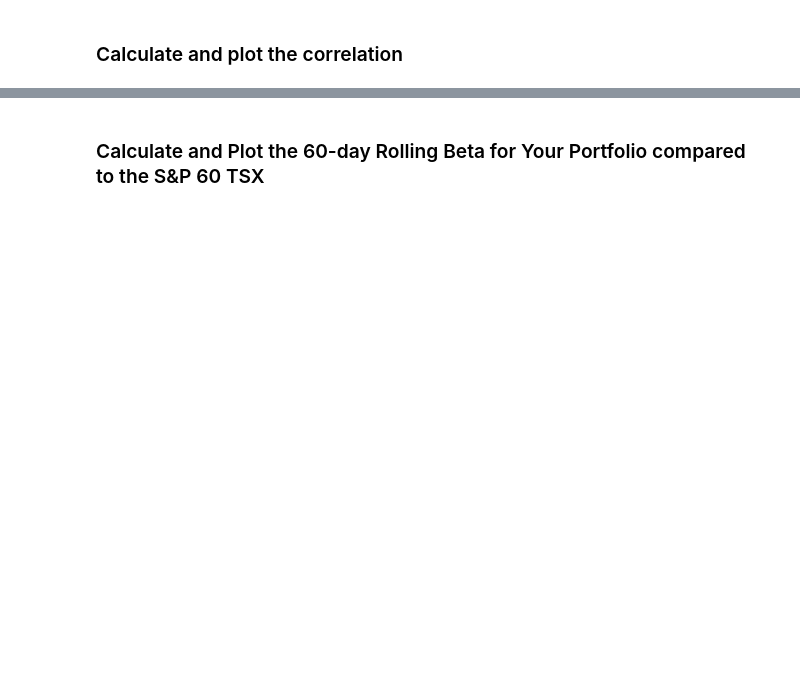
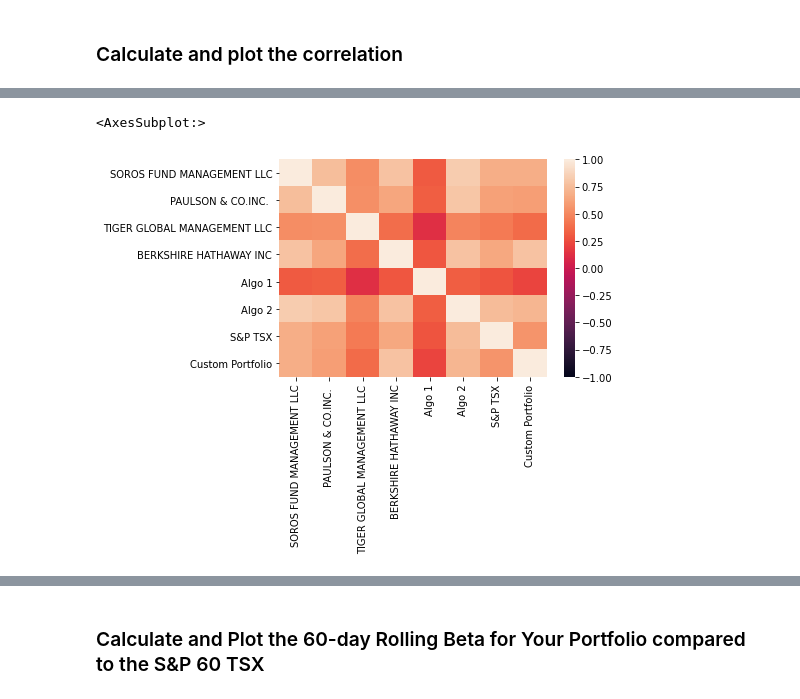
Before and after one commit to benjaminweymouth/a_whale_off_-the_portfolio, a Jupyter notebook: whale_analysis.ipynb, the cells around one changed output, grey strips where cells are left out. Saved outputs shown, nothing was run; the diff lists cells and outputs as text; code cells hidden in the pictures; blank space fills up the shorter version.

```diff
--- a/whale_analysis.ipynb
+++ b/whale_analysis.ipynb
@@ -786,0 +785,6 @@ dtype: float64
+# %%
+# Calculate the correlation
+custom_correlation = custom_combined_df.corr()
+
+# Display de correlation matrix
+custom_correlation
@@ -786,0 +801,6 @@ dtype: float64
+# %%
+# Use the `heatmap` function from the Seaborn library to visualize the correlation table
+sns.heatmap(custom_correlation, vmin=-1, vmax=1,)
+# %% [output]
+<AxesSubplot:>
+[figure, added]
```
Also changed, not shown: parts of 10 cells of this notebook.
